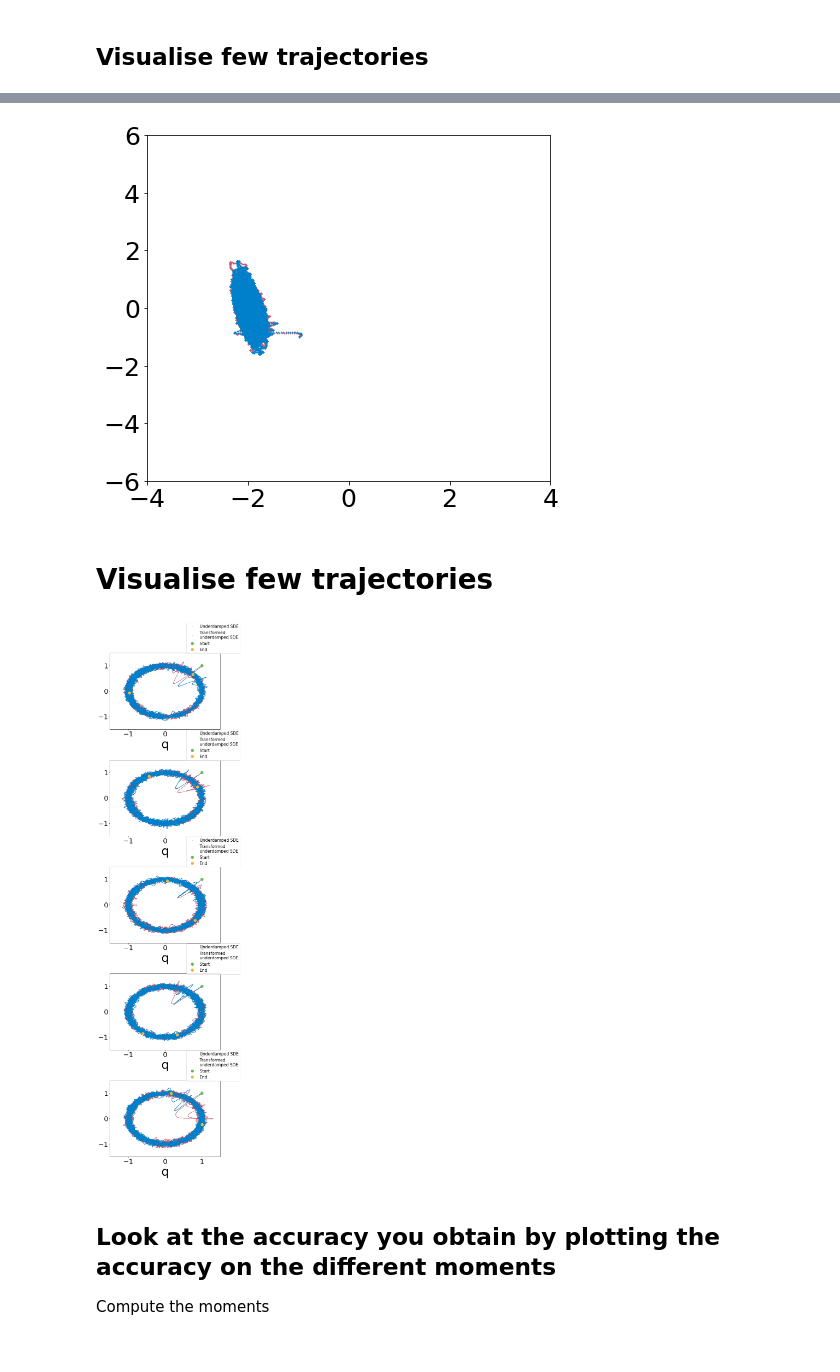
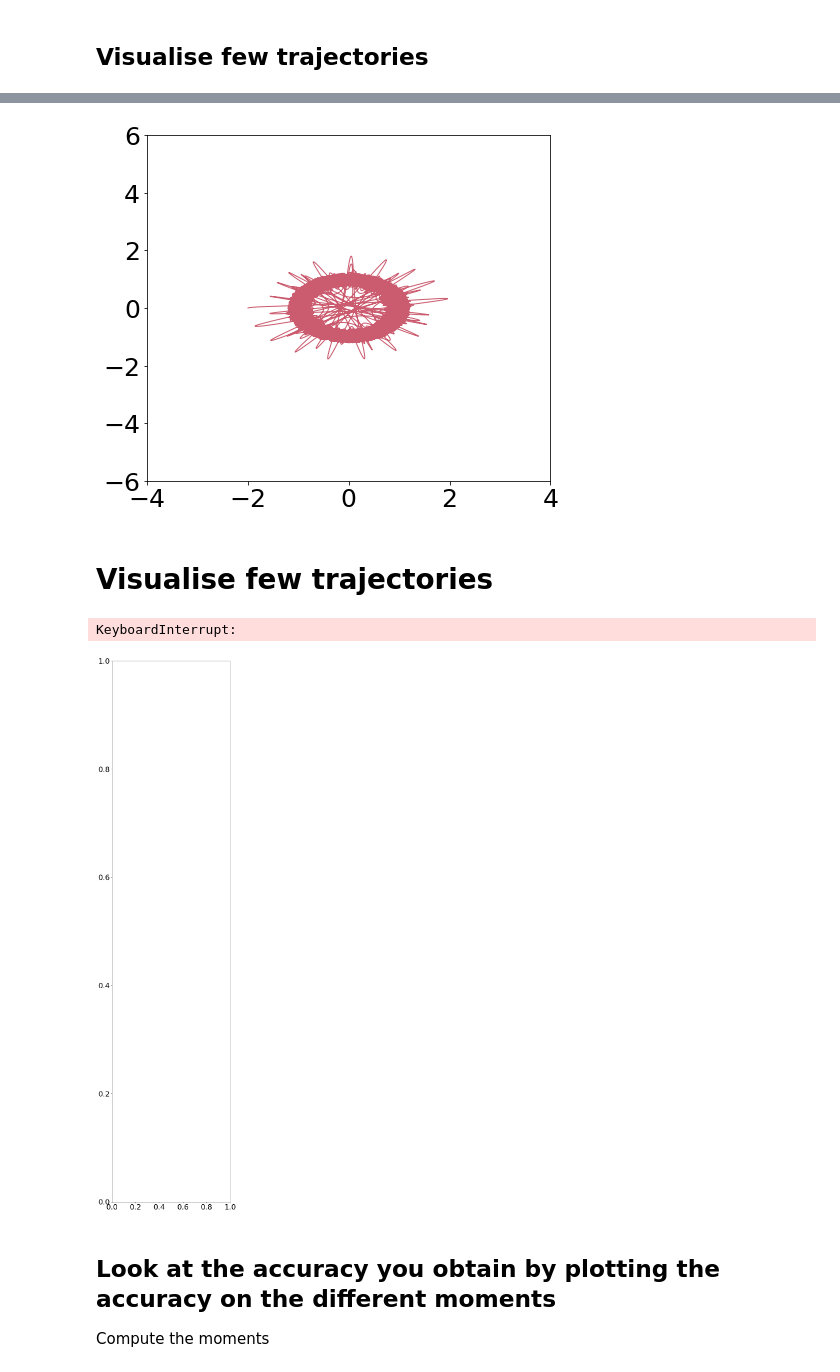
Before and after one commit to alixsleroy/Stepupyourgame, a Jupyter notebook: eddie/visualisations/Anisotropic_modified.ipynb, the cells around one changed output, grey strips where cells are left out. Drawn from its saved outputs; the diff is of its cells as text; code cells hidden in the pictures.

```diff
--- a/eddie/visualisations/Anisotropic_modified.ipynb
+++ b/eddie/visualisations/Anisotropic_modified.ipynb
@@ -369,48 +415,48 @@ nbins=100
 range_bins=[-3.,3.]
 font_size=45
 
 for i in range(numsam):
     filename= path+"/vec_noada_x"+str(i)+".txt"
     q_noadax,p_noada,g=openCfile_qp(filename)
-    filename= path+"/vec_tr_x"+str(i)+".txt"
-    q_trx,p_tr,g=openCfile_qp(filename)
-    filename= path+"/vec_tr_g"+str(i)+".txt"
-    g,p_trnone,gnone=openCfile_qp(filename)
+    # filename= path+"/vec_tr_x"+str(i)+".txt"
+    # q_trx,p_tr,g=openCfile_qp(filename)
+    # filename= path+"/vec_tr_g"+str(i)+".txt"
+    # g,p_trnone,gnone=openCfile_qp(filename)
 
 
     filename= path+"/vec_noada_y"+str(i)+".txt"
     q_noaday,p_noada,g=openCfile_qp(filename)
-    filename= path+"/vec_tr_y"+str(i)+".txt"
-    q_try,p_tr,g=openCfile_qp(filename)
-    filename= path+"/vec_tr_g"+str(i)+".txt"
-    g,p_trnone,gnone=openCfile_qp(filename)
+    # filename= path+"/vec_tr_y"+str(i)+".txt"
+    # q_try,p_tr,g=openCfile_qp(filename)
+    # filename= path+"/vec_tr_g"+str(i)+".txt"
+    # g,p_trnone,gnone=openCfile_qp(filename)
 
     ## plot every 5 values
-    evry_n=2
+    evry_n=1
     q_noadax=q_noadax[::evry_n]
     q_noaday=q_noaday[::evry_n]
     q_trx=q_trx[::evry_n]
     q_try=q_try[::evry_n]
 
     # Q
     ###
-    axs.plot(q_noadax,q_noaday,"x",markersize=1,linewidth=lw,label='Underdamped SDE',color=myred)
-    axs.plot(q_trx,q_try,"x",markersize=1,linewidth=lw,alpha=0.9,label='Transformed\nunderdamped SDE',color=myblue)
+    lw=1.
+    axs.plot(q_noadax,q_noaday,markersize=1,linewidth=lw,label='Underdamped SDE',color=myred)
+    # axs.plot(q_trx,q_try,markersize=1,linewidth=lw,alpha=0.9,label='Transformed\nunderdamped SDE',color=myblue)
     # # # start point
     # # axs[i].plot(q_noadax[0],q_noaday[0],"o",markersize=10.,linewidth=lw,color=mygreen)
     # # axs[i].plot(q_trx[0],q_try[0],"o",markersize=10,linewidth=lw,label='Start',color=mygreen)
     # # #end point
-    # # axs[i].plot(q_noadax[-1],q_noaday[-1],"o",markersize=10.,linewidth=lw,color=myyellow)
-    # # axs[i].plot(q_trx[-1],q_try[-1],"o",markersize=10,linewidth=lw,label='End',color=myyellow)
+    # axs.plot(q_noadax[-1],q_noaday[-1],"o",markersize=10.,linewidth=lw,color=myyellow)
+    # axs.plot(q_trx[-1],q_try[-1],"o",markersize=10,linewidth=lw,label='End',color=myyellow)
 
     axs.set_ylim(-6,6.)
     axs.set_xlim(-4,4)
 
     # axs[i].set_xlabel("q", fontsize=font_size)
-
     # axs[i].legend(fontsize=font_size/3,loc="upper right",ncol=1,bbox_to_anchor=(1.2, 1.42))
 # %% [output]
-[figure, old version]
+[figure, new version]
 # %% [markdown]
 # Visualise few trajectories
 # %%
@@ -456,7 +502,8 @@ for i in range(numsam):
 
     axs[i].legend(fontsize=font_size/3,loc="upper right",ncol=1,bbox_to_anchor=(1.2, 1.42))
 # %% [output]
+KeyboardInterrupt:
-[figure, old version]
+[figure, new version]
 # %% [markdown]
 ## Look at the accuracy you obtain by plotting the accuracy on the different moments
 
```
Also changed, not shown: parts of 7 cells of this notebook, 4 other files.
